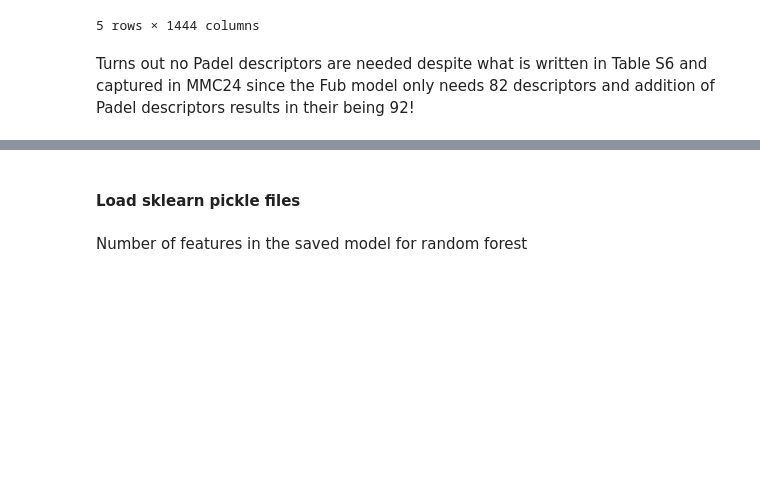
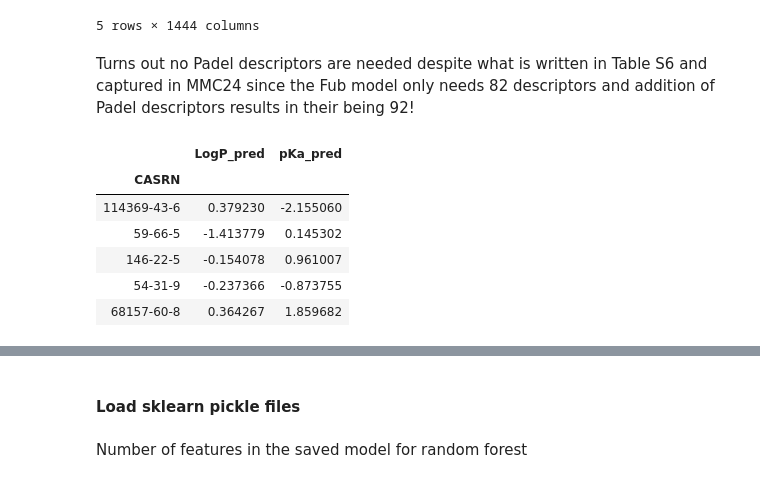
Before and after one commit to patlewig/httk, a Jupyter notebook: notebooks/02_Fub_predictions.ipynb, the cells around one changed output, grey strips where cells are left out. Saved outputs shown, nothing was run; the diff lists cells and outputs as text; code cells hidden in the pictures; blank space fills up the shorter version.

```diff
--- a/notebooks/02_Fub_predictions.ipynb
+++ b/notebooks/02_Fub_predictions.ipynb
@@ -191,3 +213,13 @@ opera_ = df_opera.loc[ids]
+# %%
+opera_.head()
+# %% [output]
+|  | LogP_pred | pKa_pred |
+| CASRN |  |  |
+| 114369-43-6 | 0.379230 | -2.155060 |
+| 59-66-5 | -1.413779 | 0.145302 |
+| 146-22-5 | -0.154078 | 0.961007 |
+| 54-31-9 | -0.237366 | -0.873755 |
+| 68157-60-8 | 0.364267 | 1.859682 |
 # %%
 descriptors = pd.concat([fingerprints, opera_], axis=1).dropna(axis=0, how='any')
 # %%
```
Also changed, not shown: parts of 30 cells of this notebook.
